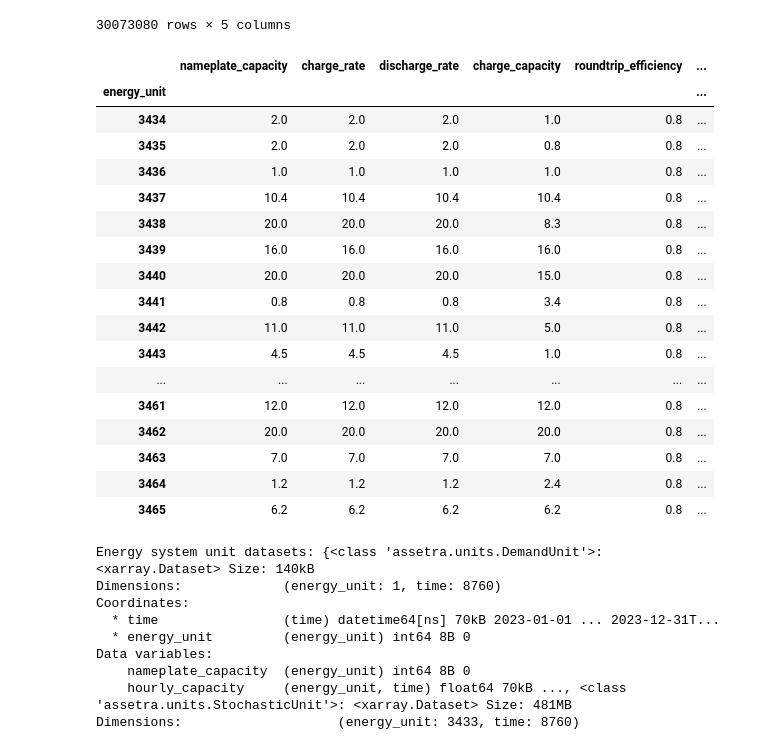
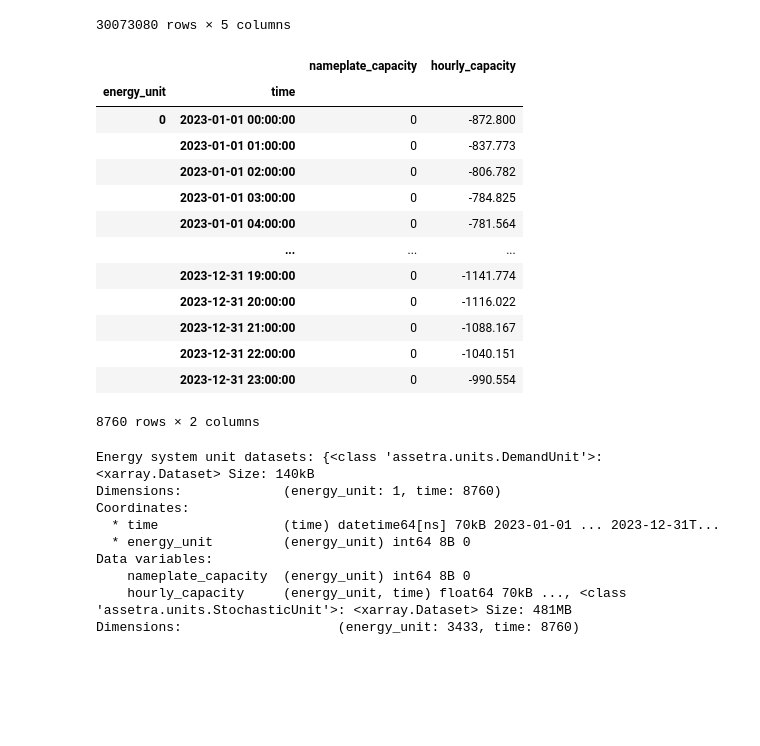
Before and after one commit to ijbd/assetra, a Jupyter notebook: examples/pjm_2023_test/pjm_test_preprocessing_2.ipynb, the cells around one changed output. Cells and saved outputs as stored; diff of their text form; code cells hidden in the pictures; blank space fills up the shorter version.

```diff
--- a/examples/pjm_2023_test/pjm_test_preprocessing_2.ipynb
+++ b/examples/pjm_2023_test/pjm_test_preprocessing_2.ipynb
@@ -523,28 +488,24 @@ stochastic_dataframe
 |  | 2023-12-31 23:00:00 | 108.3 | 68.164960 | 0.050 | 38.0 | -84.375 |
 30073080 rows × 5 columns
 # %%
-storageUnit = xr.open_dataset(data_folder/ "pjm_energy_system/StorageUnit.assetra.nc")
+storageUnit = xr.open_dataset(data_folder/ "pjm_energy_system/DemandUnit.assetra.nc")
 sotrage_dataframe = storageUnit.to_dataframe() #.to_csv("demandunit.csv")
 sotrage_dataframe
 # %% [output]
-|  | nameplate_capacity | charge_rate | discharge_rate | charge_capacity | roundtrip_efficiency | ... |
-| energy_unit |  |  |  |  |  | ... |
-| 3434 | 2.0 | 2.0 | 2.0 | 1.0 | 0.8 | ... |
-| 3435 | 2.0 | 2.0 | 2.0 | 0.8 | 0.8 | ... |
-| 3436 | 1.0 | 1.0 | 1.0 | 1.0 | 0.8 | ... |
-| 3437 | 10.4 | 10.4 | 10.4 | 10.4 | 0.8 | ... |
-| 3438 | 20.0 | 20.0 | 20.0 | 8.3 | 0.8 | ... |
-| 3439 | 16.0 | 16.0 | 16.0 | 16.0 | 0.8 | ... |
-| 3440 | 20.0 | 20.0 | 20.0 | 15.0 | 0.8 | ... |
-| 3441 | 0.8 | 0.8 | 0.8 | 3.4 | 0.8 | ... |
-| 3442 | 11.0 | 11.0 | 11.0 | 5.0 | 0.8 | ... |
-| 3443 | 4.5 | 4.5 | 4.5 | 1.0 | 0.8 | ... |
-| ... | ... | ... | ... | ... | ... | ... |
-| 3461 | 12.0 | 12.0 | 12.0 | 12.0 | 0.8 | ... |
-| 3462 | 20.0 | 20.0 | 20.0 | 20.0 | 0.8 | ... |
-| 3463 | 7.0 | 7.0 | 7.0 | 7.0 | 0.8 | ... |
-| 3464 | 1.2 | 1.2 | 1.2 | 2.4 | 0.8 | ... |
-| 3465 | 6.2 | 6.2 | 6.2 | 6.2 | 0.8 | ... |
+|  |  | nameplate_capacity | hourly_capacity |
+| energy_unit | time |  |  |
+| 0 | 2023-01-01 00:00:00 | 0 | -872.800 |
+|  | 2023-01-01 01:00:00 | 0 | -837.773 |
+|  | 2023-01-01 02:00:00 | 0 | -806.782 |
+|  | 2023-01-01 03:00:00 | 0 | -784.825 |
+|  | 2023-01-01 04:00:00 | 0 | -781.564 |
+|  | ... | ... | ... |
+|  | 2023-12-31 19:00:00 | 0 | -1141.774 |
+|  | 2023-12-31 20:00:00 | 0 | -1116.022 |
+|  | 2023-12-31 21:00:00 | 0 | -1088.167 |
+|  | 2023-12-31 22:00:00 | 0 | -1040.151 |
+|  | 2023-12-31 23:00:00 | 0 | -990.554 |
+8760 rows × 2 columns
 # %%
 print("Energy system unit datasets:", energy_system.unit_datasets)
 # %% [output]
```
Also changed, not shown: parts of 13 cells of this notebook, 1 other file.
